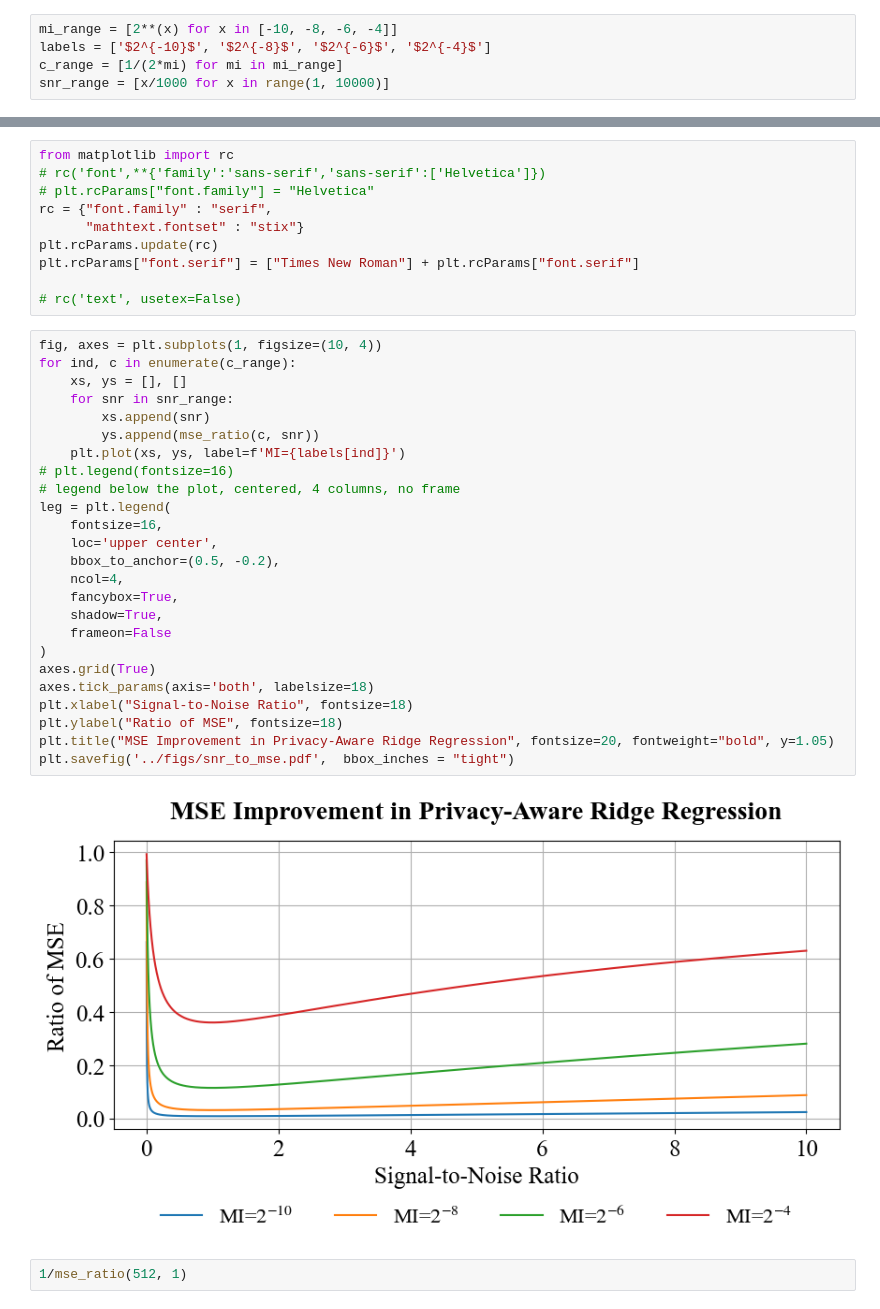
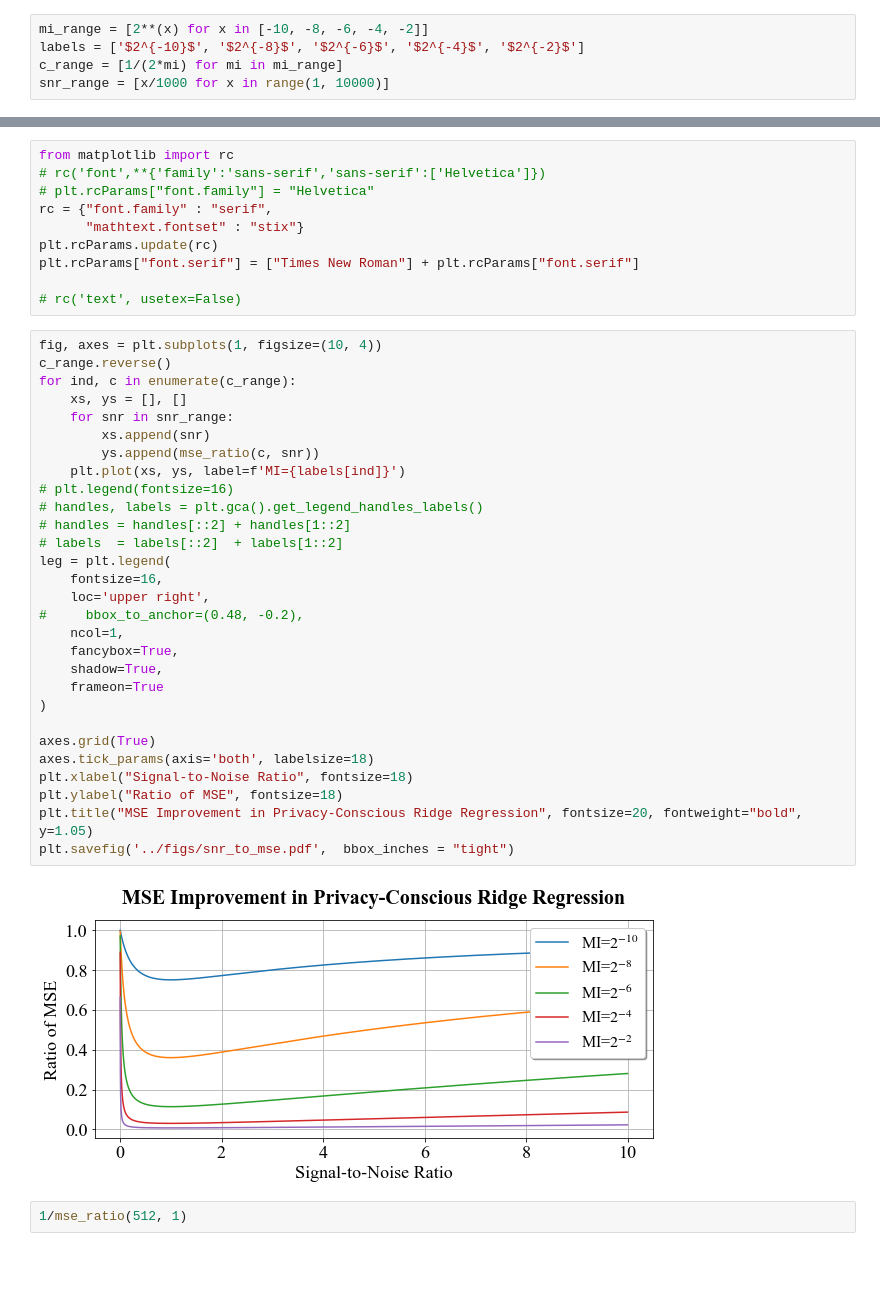
Before and after one commit to mayuri95/designing_for_privacy, a Jupyter notebook: pac_private_rr/snr graphs.ipynb, the cells around one changed output, grey strips where cells are left out. Drawn from its saved outputs; the diff is of its cells as text; blank space fills up the shorter version.

```diff
--- a/pac_private_rr/snr graphs.ipynb
+++ b/pac_private_rr/snr graphs.ipynb
@@ -12,8 +38,8 @@ mse_ratio(512, 0.5)
 # %% [output]
 0.008729355933485219
 # %%
-mi_range = [2**(x) for x in [-10, -8, -6, -4]]
-labels = ['$2^{-10}$', '$2^{-8}$', '$2^{-6}$', '$2^{-4}$']
+mi_range = [2**(x) for x in [-10, -8, -6, -4, -2]]
+labels = ['$2^{-10}$', '$2^{-8}$', '$2^{-6}$', '$2^{-4}$', '$2^{-2}$']
 c_range = [1/(2*mi) for mi in mi_range]
 snr_range = [x/1000 for x in range(1, 10000)]
 # %%
@@ -32,31 +59,35 @@ plt.rcParams["font.serif"] = ["Times New Roman"] + plt.rcParams["font.serif"]
 # rc('text', usetex=False)
 # %%
 fig, axes = plt.subplots(1, figsize=(10, 4))
+c_range.reverse()
 for ind, c in enumerate(c_range):
     xs, ys = [], []
     for snr in snr_range:
         xs.append(snr)
         ys.append(mse_ratio(c, snr))
     plt.plot(xs, ys, label=f'MI={labels[ind]}')
 # plt.legend(fontsize=16)
-# legend below the plot, centered, 4 columns, no frame
+# handles, labels = plt.gca().get_legend_handles_labels()
+# handles = handles[::2] + handles[1::2]
+# labels  = labels[::2]  + labels[1::2]
 leg = plt.legend(
     fontsize=16,
-    loc='upper center',
-    bbox_to_anchor=(0.5, -0.2),
-    ncol=4,
+    loc='upper right',
+#     bbox_to_anchor=(0.48, -0.2),
+    ncol=1,
     fancybox=True,
     shadow=True,
-    frameon=False
+    frameon=True
 )
+
 axes.grid(True)
 axes.tick_params(axis='both', labelsize=18)
 plt.xlabel("Signal-to-Noise Ratio", fontsize=18)
 plt.ylabel("Ratio of MSE", fontsize=18)
-plt.title("MSE Improvement in Privacy-Aware Ridge Regression", fontsize=20, fontweight="bold", y=1.05)
+plt.title("MSE Improvement in Privacy-Conscious Ridge Regression", fontsize=20, fontweight="bold", y=1.05)
 plt.savefig('../figs/snr_to_mse.pdf',  bbox_inches = "tight")
 # %% [output]
-[figure, old version]
+[figure, new version]
 # %%
 1/mse_ratio(512, 1)
 # %% [output]
```
Also changed, not shown: parts of 5 cells of this notebook, 6 other files.
